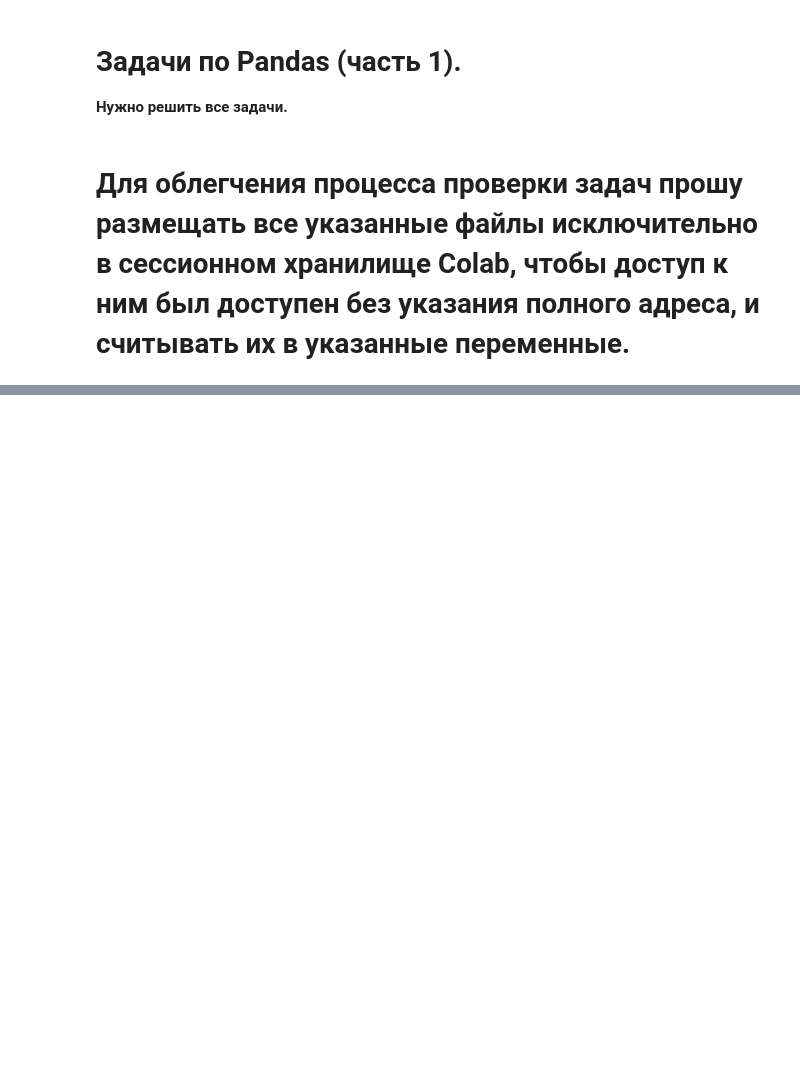
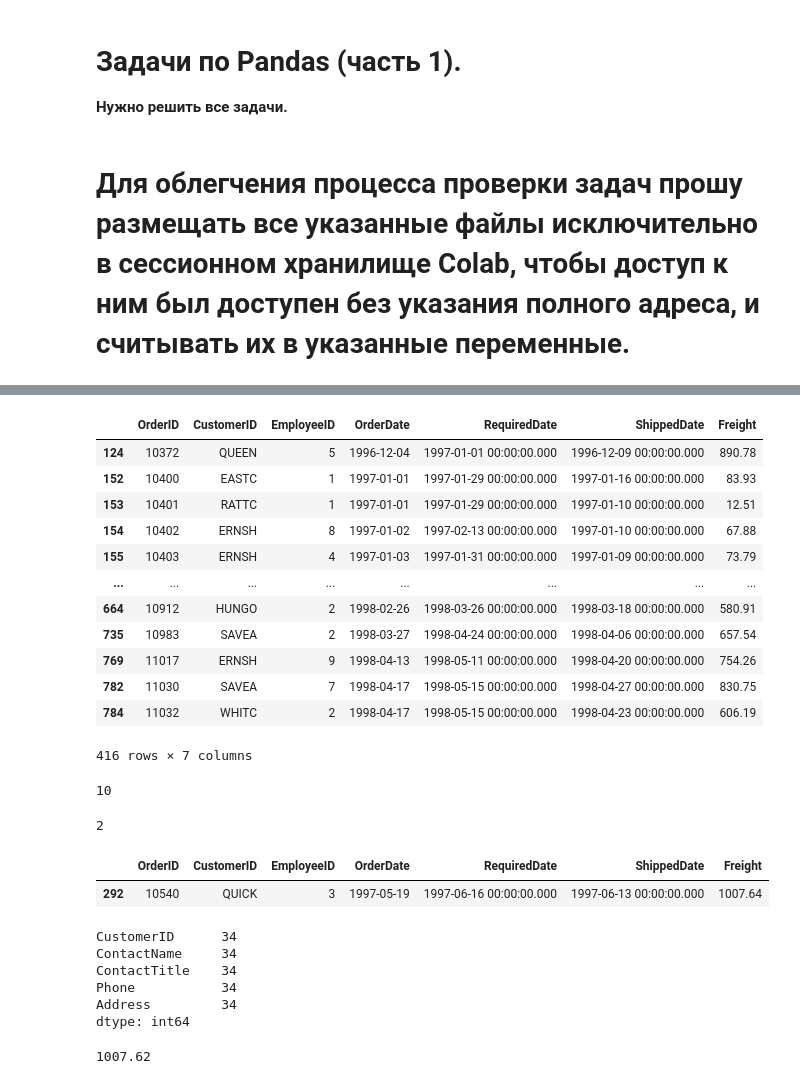
Before and after one commit to DarFusozaiVarVar/fuzzy-numbers, a Jupyter notebook: python_для_анализа_данных/Практические занятия/Модуль 3/3_модуль_раздел_2.ipynb, the cells around one changed output, grey strips where cells are left out. Drawn from its saved outputs; the diff is of its cells as text; code cells hidden in the pictures; blank space fills up the shorter version.

```diff
--- a/python_для_анализа_данных/Практические занятия/Модуль 3/3_модуль_раздел_2.ipynb
+++ b/python_для_анализа_данных/Практические занятия/Модуль 3/3_модуль_раздел_2.ipynb
@@ -30,3 +73,9 @@ df_e =      # для Employees
 # %%
 #по данным из файла Orders
 Выведите заказы с весом более 500, которые были оформлены в 1997 году. Сколько их? #5
+# %%
+df_o['OrderDate'] = pd.to_datetime(df_o['OrderDate'])
+df_freight_1997 = df_o[(df_o['OrderDate'].dt.year == 1997) & (df_o['Freight'] > 500)]
+
+display(df_freight_1997)
+df_freight_1997.shape[0]
@@ -36,5 +93,21 @@ df_e =      # для Employees
 - были оформлены в 1997 году;
 - заказы с весом более 500.
 Сколько их? #416
+# %%
+display(df_o[(df_o['OrderDate'].dt.year == 1997) | (df_o['Freight'] > 500)])
+# %% [output]
+|  | OrderID | CustomerID | EmployeeID | OrderDate | RequiredDate | ShippedDate | Freight |
+| 124 | 10372 | QUEEN | 5 | 1996-12-04 | 1997-01-01 00:00:00.000 | 1996-12-09 00:00:00.000 | 890.78 |
+| 152 | 10400 | EASTC | 1 | 1997-01-01 | 1997-01-29 00:00:00.000 | 1997-01-16 00:00:00.000 | 83.93 |
+| 153 | 10401 | RATTC | 1 | 1997-01-01 | 1997-01-29 00:00:00.000 | 1997-01-10 00:00:00.000 | 12.51 |
+| 154 | 10402 | ERNSH | 8 | 1997-01-02 | 1997-02-13 00:00:00.000 | 1997-01-10 00:00:00.000 | 67.88 |
+| 155 | 10403 | ERNSH | 4 | 1997-01-03 | 1997-01-31 00:00:00.000 | 1997-01-09 00:00:00.000 | 73.79 |
+| ... | ... | ... | ... | ... | ... | ... | ... |
+| 664 | 10912 | HUNGO | 2 | 1998-02-26 | 1998-03-26 00:00:00.000 | 1998-03-18 00:00:00.000 | 580.91 |
+| 735 | 10983 | SAVEA | 2 | 1998-03-27 | 1998-04-24 00:00:00.000 | 1998-04-06 00:00:00.000 | 657.54 |
+| 769 | 11017 | ERNSH | 9 | 1998-04-13 | 1998-05-11 00:00:00.000 | 1998-04-20 00:00:00.000 | 754.26 |
+| 782 | 11030 | SAVEA | 7 | 1998-04-17 | 1998-05-15 00:00:00.000 | 1998-04-27 00:00:00.000 | 830.75 |
+| 784 | 11032 | WHITC | 2 | 1998-04-17 | 1998-05-15 00:00:00.000 | 1998-04-23 00:00:00.000 | 606.19 |
+416 rows × 7 columns
 # %%
 #по данным из файла Customers
@@ -42,14 +115,38 @@ df_e =      # для Employees
 Выведите клиентов, чьи номера телефонов содержат 5555 (четыре символа 5 подряд). Четыре пятерки подряд могут быть в начале номера, в середине или в конце. Сколько таких клиентов? #2
+# %%
+display(df_c[df_c['ContactName'].str.startswith('A')].shape[0])
+display(df_c[df_c['Phone'].str.contains('5555')].shape[0])
+# %% [output]
+10
+2
 # %%
 #по данным из файла Orders
 Выведите заказы, которые были оформлены в 1997 году. Затем отсортируйте заказы по весу в порядке убывания. Какой заказ OrderID имеет самый большой вес? #10540
 Выведите заказы, совершенные в 1997 году. Отсортируйте заказы в порядке возрастания по двум столбцам: ID клиента и вес заказа. Укажите минимальный вес заказа, который совершил клиент с ID ANTON. #4,03
+# %%
+display(df_o[((df_o['OrderDate'].dt.year == 1997))].sort_values(by='Freight', ascending=False).head(1))
+# %% [output]
+|  | OrderID | CustomerID | EmployeeID | OrderDate | RequiredDate | ShippedDate | Freight |
+| 292 | 10540 | QUICK | 3 | 1997-05-19 | 1997-06-16 00:00:00.000 | 1997-06-13 00:00:00.000 | 1007.64 |
 # %%
 #по данным из файла Customers
 Посчитайте количество клиентов, у которых должность Owner или Sales Representative. Используйте метод .count(). Сколько таких клиентов? #34
+# %%
+display(df_c[df_c['ContactTitle'].isin(['Owner','Sales Representative'])].count())
+# %% [output]
+CustomerID      34
+ContactName     34
+ContactTitle    34
+Phone           34
+Address         34
+dtype: int64
 # %%
 #по данным из файла Orders
 Посчитайте разницу между максимальным весом заказа и минимальным весом заказа. Для расчета минимума и максимума используйте агрегирующие функции. #1007,62
+# %%
+print(df_o['Freight'].max() - df_o['Freight'].min())
+# %% [output]
+1007.62
 # %%
 #по данным из файла Orders
 Посчитайте суммарный вес заказов, которые были совершены 26 февраля 1998 года. #776,27
```
Also changed, not shown: parts of 13 cells of this notebook, 9 other files.
